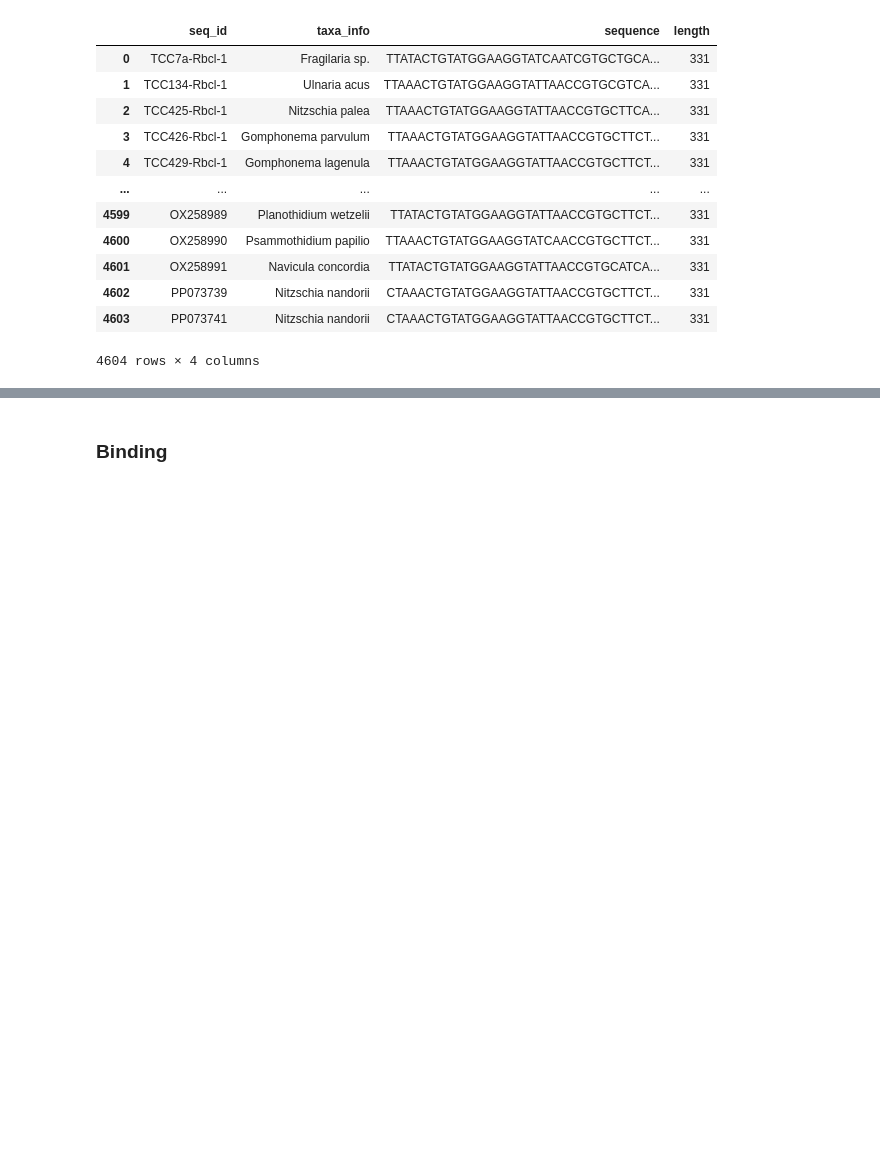
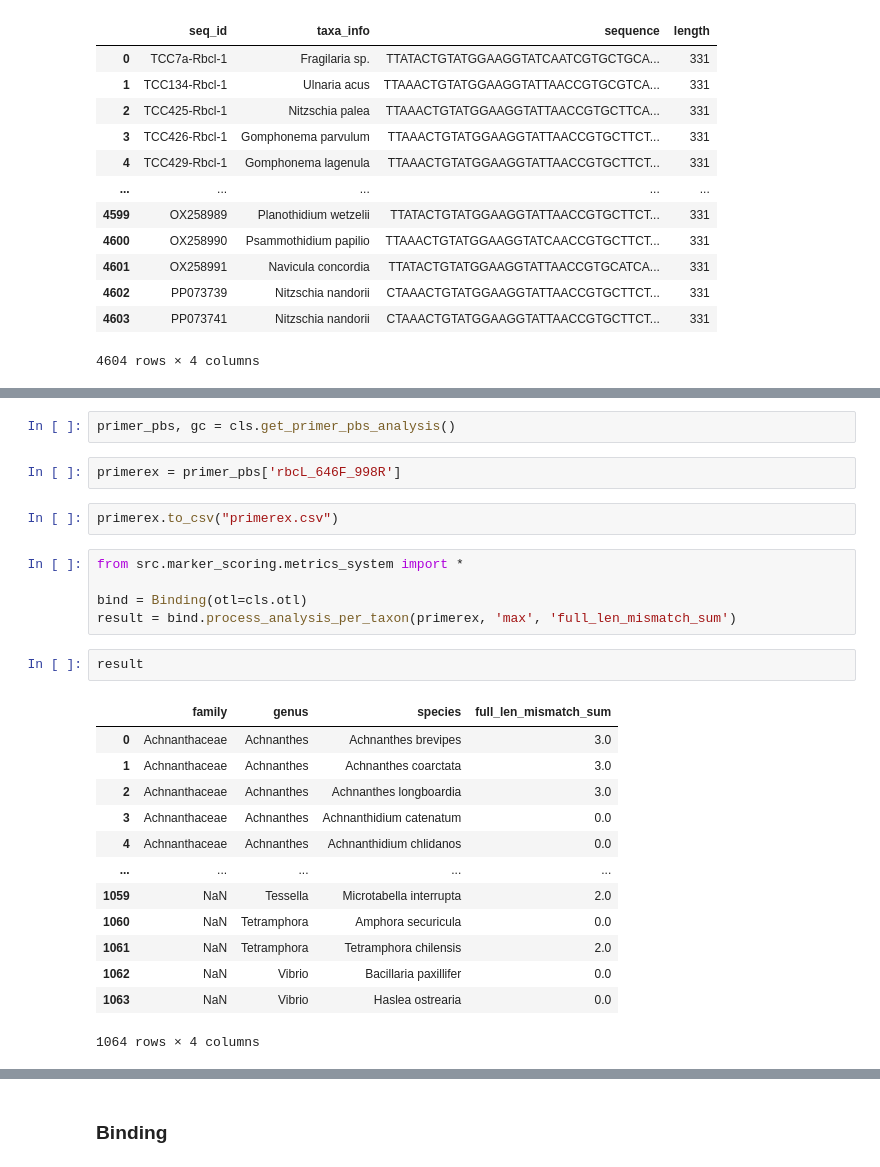
Before and after one commit to CIBIO-BU/mozaiko, a Jupyter notebook: draft.ipynb, the cells around one changed output, grey strips where cells are left out. Drawn from its saved outputs; the diff is of its cells as text; blank space fills up the shorter version.

```diff
--- a/draft.ipynb
+++ b/draft.ipynb
@@ -489,0 +443,27 @@ Score for rbcL_708F3_R3-1.fasta: 3.96
+# %%
+primer_pbs, gc = cls.get_primer_pbs_analysis()
+# %%
+primerex = primer_pbs['rbcL_646F_998R']
+# %%
+primerex.to_csv("primerex.csv")
+# %%
+from src.marker_scoring.metrics_system import *
+
+bind = Binding(otl=cls.otl)
+result = bind.process_analysis_per_taxon(primerex, 'max', 'full_len_mismatch_sum')
+# %%
+result
+# %% [output]
+|  | family | genus | species | full_len_mismatch_sum |
+| 0 | Achnanthaceae | Achnanthes | Achnanthes brevipes | 3.0 |
+| 1 | Achnanthaceae | Achnanthes | Achnanthes coarctata | 3.0 |
+| 2 | Achnanthaceae | Achnanthes | Achnanthes longboardia | 3.0 |
+| 3 | Achnanthaceae | Achnanthes | Achnanthidium catenatum | 0.0 |
+| 4 | Achnanthaceae | Achnanthes | Achnanthidium chlidanos | 0.0 |
+| ... | ... | ... | ... | ... |
+| 1059 | NaN | Tessella | Microtabella interrupta | 2.0 |
+| 1060 | NaN | Tetramphora | Amphora securicula | 0.0 |
+| 1061 | NaN | Tetramphora | Tetramphora chilensis | 2.0 |
+| 1062 | NaN | Vibrio | Bacillaria paxillifer | 0.0 |
+| 1063 | NaN | Vibrio | Haslea ostrearia | 0.0 |
+1064 rows × 4 columns
```
Also changed, not shown: parts of 17 cells of this notebook, 7 other files.
